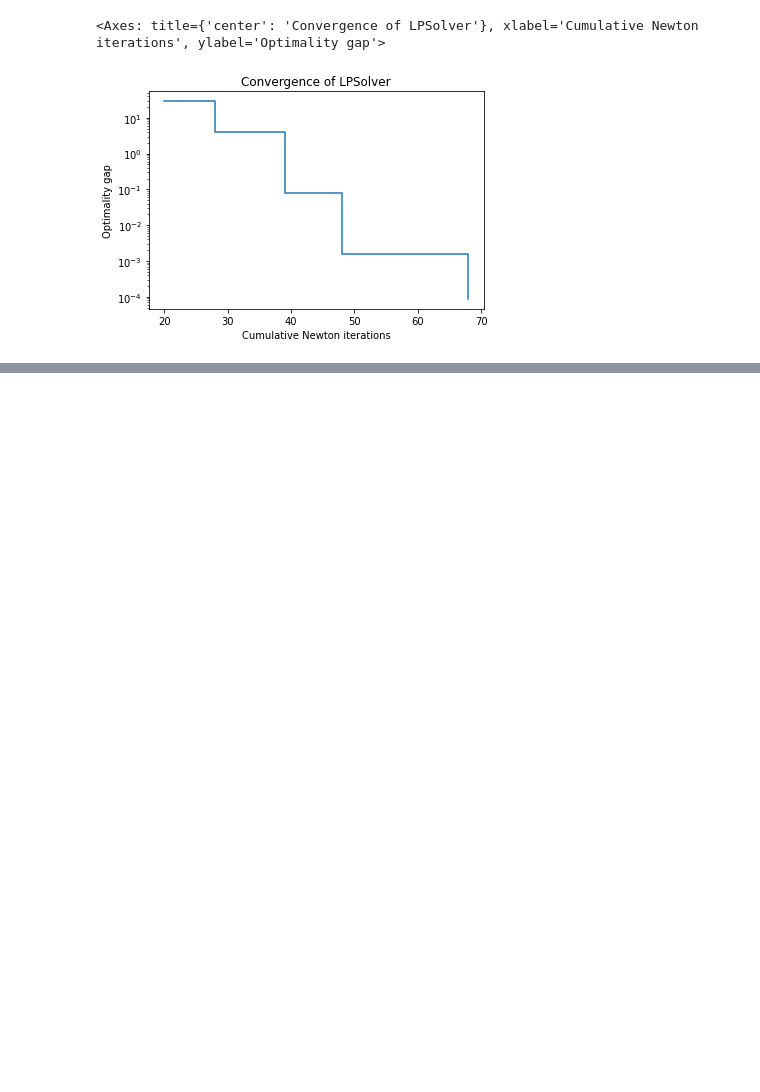
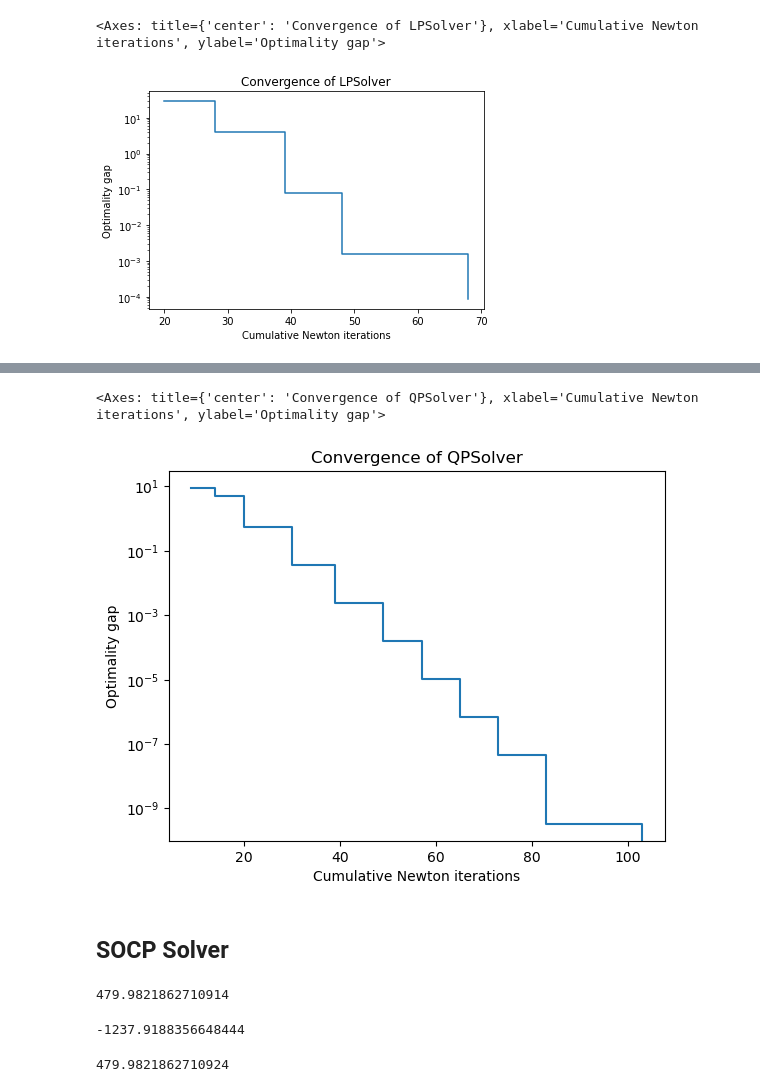
Before and after one commit to fdeguire03/InteriorPoint-GPU, a Jupyter notebook: demo.ipynb, the cells around one changed output, grey strips where cells are left out. Cells and saved outputs as stored; diff of their text form; code cells hidden in the pictures; blank space fills up the shorter version.

```diff
--- a/demo.ipynb
+++ b/demo.ipynb
@@ -14,8 +17,8 @@ rng = np.random.default_rng(10)
 # %% [markdown]
 ### Generate a feasible problem instance
 # %%
-m = 800  # number of equality constraints -- keep lower than number of variables to ensure there are multiple solutions to the problem
-n = 1000  # number of variables
+m = 80  # number of equality constraints -- keep lower than number of variables to ensure there are multiple solutions to the problem
+n = 100  # number of variables
 
 A = rng.normal(size = (m,n))
 
@@ -125,0 +115,8 @@ ls_gpu.plot()
+# %%
+n = 100
+m = 50
+C = np.random.random((m,n))
+C = np.where(np.random.binomial(1, 0.10, C.shape), C, 0)  # <- apply a random mask with 10% density  (A will be 90% sparse)
+d = np.random.randint(low=1, high=30, size=C.shape[0])
+
+c = np.random.randint(low=1, high=n, size=C.shape[1]) - n/2
@@ -125,0 +164,11 @@ ls_gpu.plot()
+# %%
+qs= QPSolver(P=np.eye(len(c)),
+        q=c,
+        A=A,
+        b=b,
+        C=None,
+        d=None,
+        use_gpu=False,
+        upper_bound=None,
+        lower_bound=0,
+        suppress_print=False)
@@ -125,0 +195,7 @@ ls_gpu.plot()
+# %%
+qs.plot()
+# %% [output]
+<Axes: title={'center': 'Convergence of QPSolver'}, xlabel='Cumulative Newton iterations', ylabel='Optimality gap'>
+[figure, added]
+# %% [markdown]
+## SOCP Solver
@@ -125,0 +227,12 @@ ls_gpu.plot()
+# %%
+1/(2*X.shape[0])*scs.x[:19].T@X.T@X@scs.x[:19]-scs.x[:19].T@X.T@Y/(X.shape[0]) +Y.T@Y/(2*X.shape[0]) +  LAMBDA*np.sum(scs.x[19:])
+# %% [output]
+479.9821862710914
+# %%
+0.5*scs.x.T@P@scs.x + q@scs.x + Y.T@Y/(2*X.shape[0])
+# %% [output]
+-1237.9188356648444
+# %%
+1/(2*X.shape[0])*np.linalg.norm(Y - X@scs.x[:19])**2 + LAMBDA*np.sum(scs.x[19:])
+# %% [output]
+479.9821862710924
```
Also changed, not shown: parts of 40 cells of this notebook, 4 other files.
